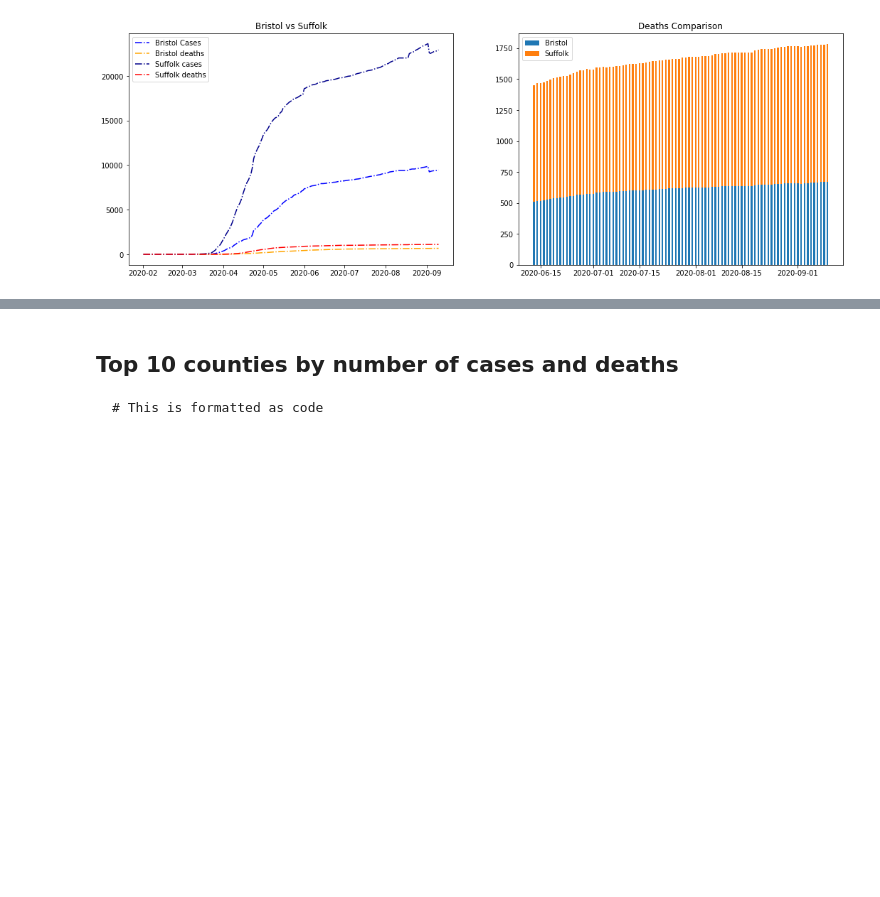
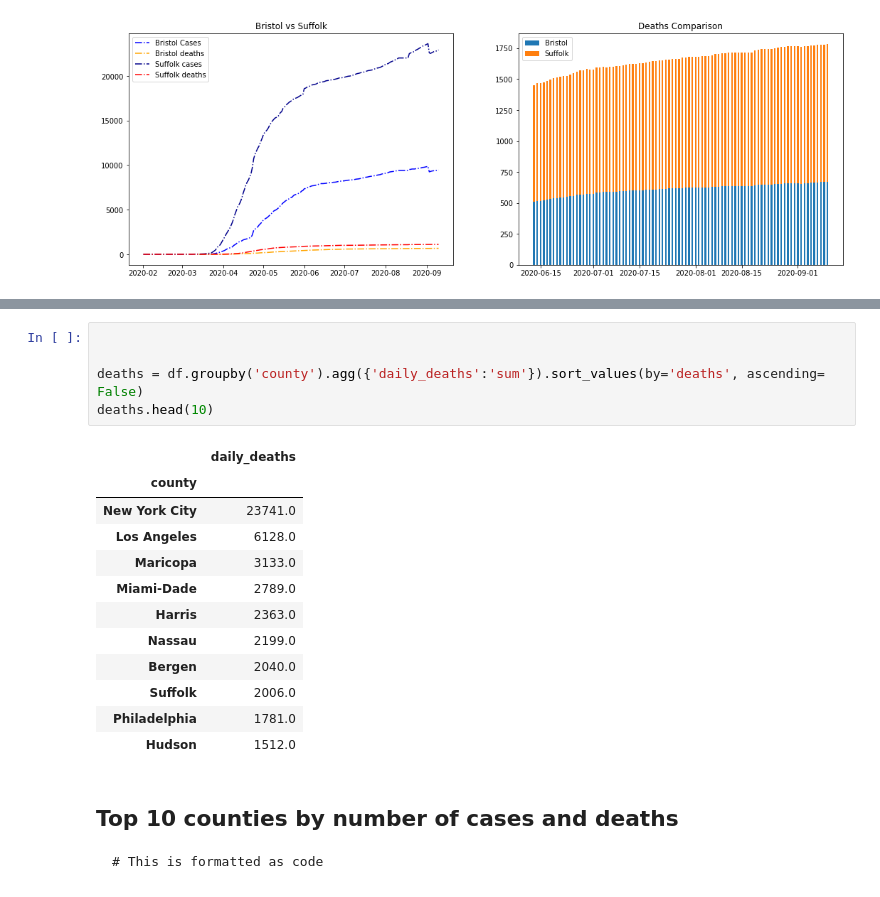
Before and after one commit to ANDOOR/DataVizFall2020_Colab, a Jupyter notebook: Class_Activity_Lec03.ipynb, the cells around one changed output, grey strips where cells are left out. Cells and saved outputs as stored; diff of their text form; blank space fills up the shorter version.

```diff
--- a/Class_Activity_Lec03.ipynb
+++ b/Class_Activity_Lec03.ipynb
@@ -136,3 +170,21 @@ ADD CODE HERE - (4)
+# %%
+
+
+deaths = df.groupby('county').agg({'daily_deaths':'sum'}).sort_values(by='deaths', ascending= False)
+deaths.head(10)
+# %% [output]
+|  | daily_deaths |
+| county |  |
+| New York City | 23741.0 |
+| Los Angeles | 6128.0 |
+| Maricopa | 3133.0 |
+| Miami-Dade | 2789.0 |
+| Harris | 2363.0 |
+| Nassau | 2199.0 |
+| Bergen | 2040.0 |
+| Suffolk | 2006.0 |
+| Philadelphia | 1781.0 |
+| Hudson | 1512.0 |
 # %% [markdown]
 ## Top 10 counties by number of cases and deaths
 
```
Also changed, not shown: parts of 7 cells of this notebook.
